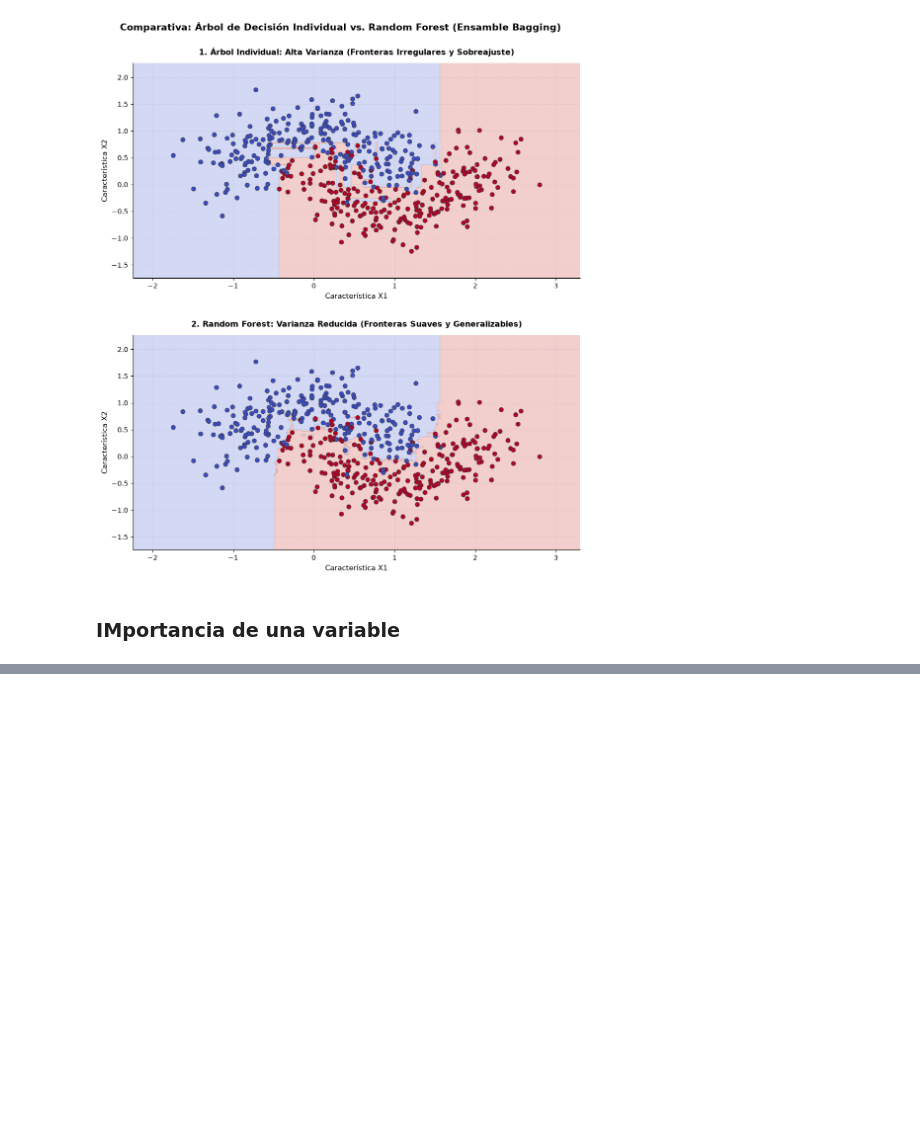
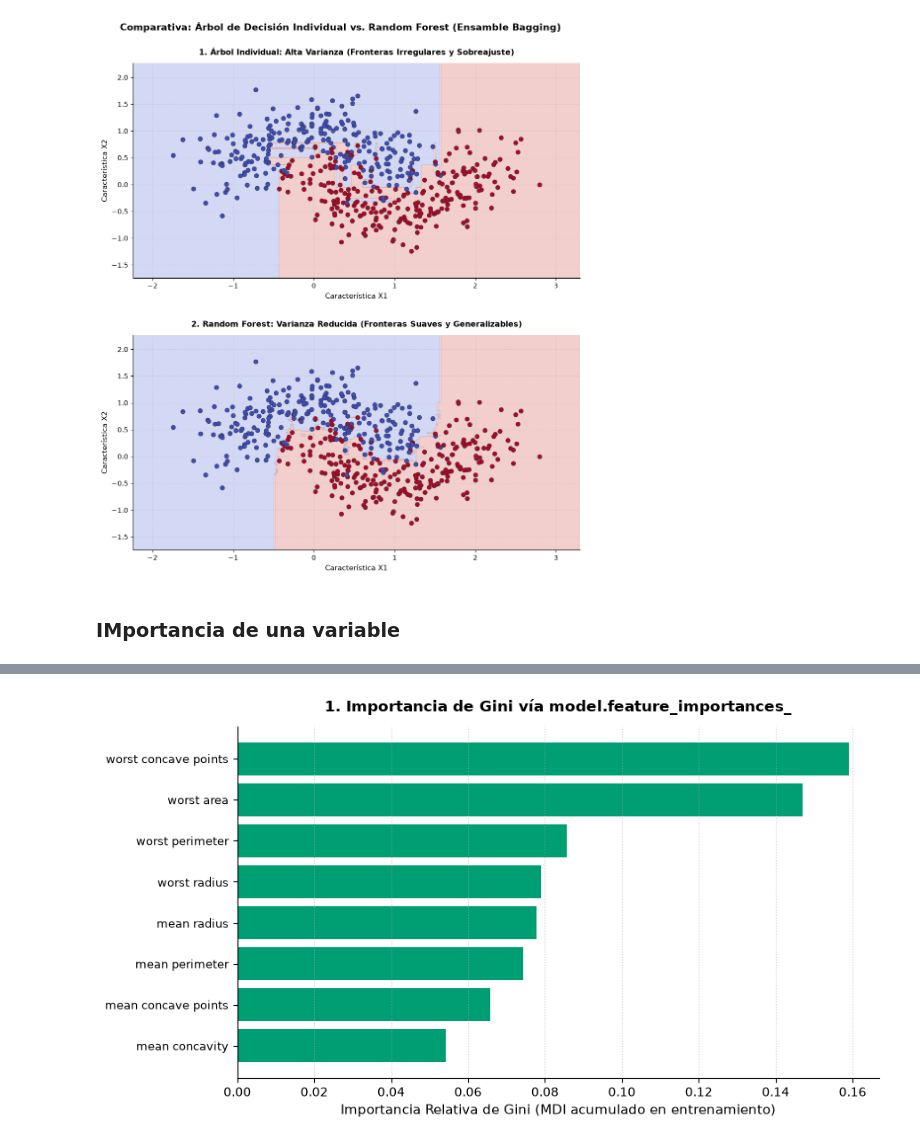
Before and after one commit to paranedagarcia/ciencia-de-datos, a Jupyter notebook: notebooks/aprendizaje_supervisado/random-forest.ipynb, the cells around one changed output, grey strips where cells are left out. Drawn from its saved outputs; the diff is of its cells as text; code cells hidden in the pictures; blank space fills up the shorter version.

Commit message:
forest

```diff
--- a/notebooks/aprendizaje_supervisado/random-forest.ipynb
+++ b/notebooks/aprendizaje_supervisado/random-forest.ipynb
@@ -514 +453,99 @@ Gráfico 1 (MDI) generado con éxito.
 [figure]
+# %%
+"""
+Medición de Importancia de Variables en Random Forest con Scikit-Learn.
+Compara:
+  1. Atributo model.feature_importances_ (MDI - Gini en Entrenamiento)
+  2. Función sklearn.inspection.permutation_importance (PFI - Permutación en Prueba)
+Dataset: Breast Cancer Wisconsin (scikit-learn).
+"""
+
+import numpy as np
+import pandas as pd
+import matplotlib.pyplot as plt
+
+from sklearn.datasets import load_breast_cancer
+from sklearn.model_selection import train_test_split
+from sklearn.ensemble import RandomForestClassifier
+from sklearn.inspection import permutation_importance
+
+# 1. Carga de datos reales y partición de entrenamiento/prueba
+data = load_breast_cancer()
+X = pd.DataFrame(data.data, columns=data.feature_names)
+y = data.target
+
+X_train, X_test, y_train, y_test = train_test_split(
+    X, y, test_size=0.30, random_state=42, stratify=y
+)
+
+# 2. Entrenamiento del Random Forest
+bosque = RandomForestClassifier(n_estimators=100, max_features='sqrt', random_state=42)
+bosque.fit(X_train, y_train)
+
+# ------------------------------------------------------------------------------
+# MÉTODO 1: Atributo .feature_importances_ (Gini / MDI)
+# ------------------------------------------------------------------------------
+importancias_gini = bosque.feature_importances_
+
+# ------------------------------------------------------------------------------
+# MÉTODO 2: Función permutation_importance (Prueba / PFI)
+# ------------------------------------------------------------------------------
+perm_res = permutation_importance(
+    estimator=bosque,
+    X=X_test,
+    y=y_test,
+    scoring='accuracy',
+    n_repeats=10,
+    random_state=42,
+    n_jobs=-1
+)
+importancias_perm = perm_res.importances_mean
+
+# Seleccionamos las 8 variables con mayor impacto según Random Forest
+top_idx = np.argsort(importancias_gini)[-8:]
+variables_top = [X.columns[i] for i in top_idx]
+
+# ==============================================================================
+# GRÁFICO 1: Importancia de Gini (Atributo feature_importances_)
+# ==============================================================================
+fig1, ax1 = plt.subplots(figsize=(9, 5), facecolor='white')
+ax1.set_facecolor('white')
+
+ax1.barh(range(len(top_idx)), importancias_gini[top_idx], color='#009e73', align='center')
+ax1.set_yticks(range(len(top_idx)))
+ax1.set_yticklabels(variables_top, fontsize=9.5)
+ax1.set_xlabel("Importancia Relativa de Gini (MDI acumulado en entrenamiento)", fontsize=10.5)
+ax1.set_title("1. Importancia de Gini vía model.feature_importances_", fontsize=12, fontweight='bold', pad=12)
+ax1.grid(True, axis='x', linestyle=':', alpha=0.6)
+ax1.spines['top'].set_visible(False)
+ax1.spines['right'].set_visible(False)
+
+plt.tight_layout()
+plt.show()
+
+# ==============================================================================
+# GRÁFICO 2: Importancia por Permutación (Función permutation_importance)
+# ==============================================================================
+fig2, ax2 = plt.subplots(figsize=(9, 5), facecolor='white')
+ax2.set_facecolor('white')
+
+ax2.barh(
+    range(len(top_idx)),
+    importancias_perm[top_idx],
+    xerr=perm_res.importances_std[top_idx],
+    color='#d55e00',
+    align='center',
+    capsize=4
+)
+ax2.set_yticks(range(len(top_idx)))
+ax2.set_yticklabels(variables_top, fontsize=9.5)
+ax2.set_xlabel("Caída Promedio de Exactitud en Test al Permutar (PFI)", fontsize=10.5)
+ax2.set_title("2. Importancia por Permutación vía sklearn.inspection.permutation_importance", fontsize=12, fontweight='bold', pad=12)
+ax2.grid(True, axis='x', linestyle=':', alpha=0.6)
+ax2.spines['top'].set_visible(False)
+ax2.spines['right'].set_visible(False)
+
+plt.tight_layout()
+plt.show()
+# %% [output]
+[figure, added]
```
Also changed, not shown: parts of 5 cells of this notebook, 4 other files.
